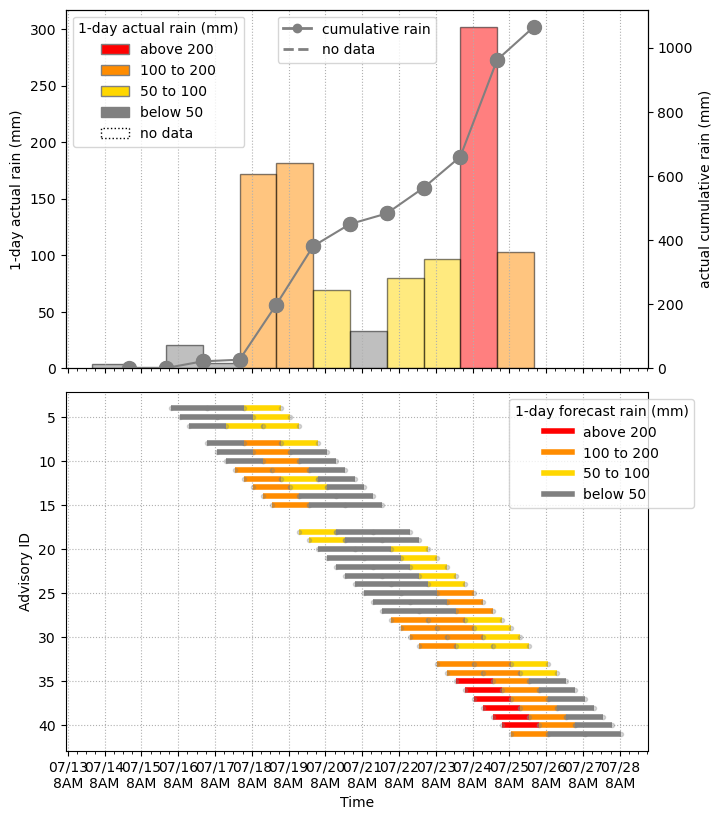
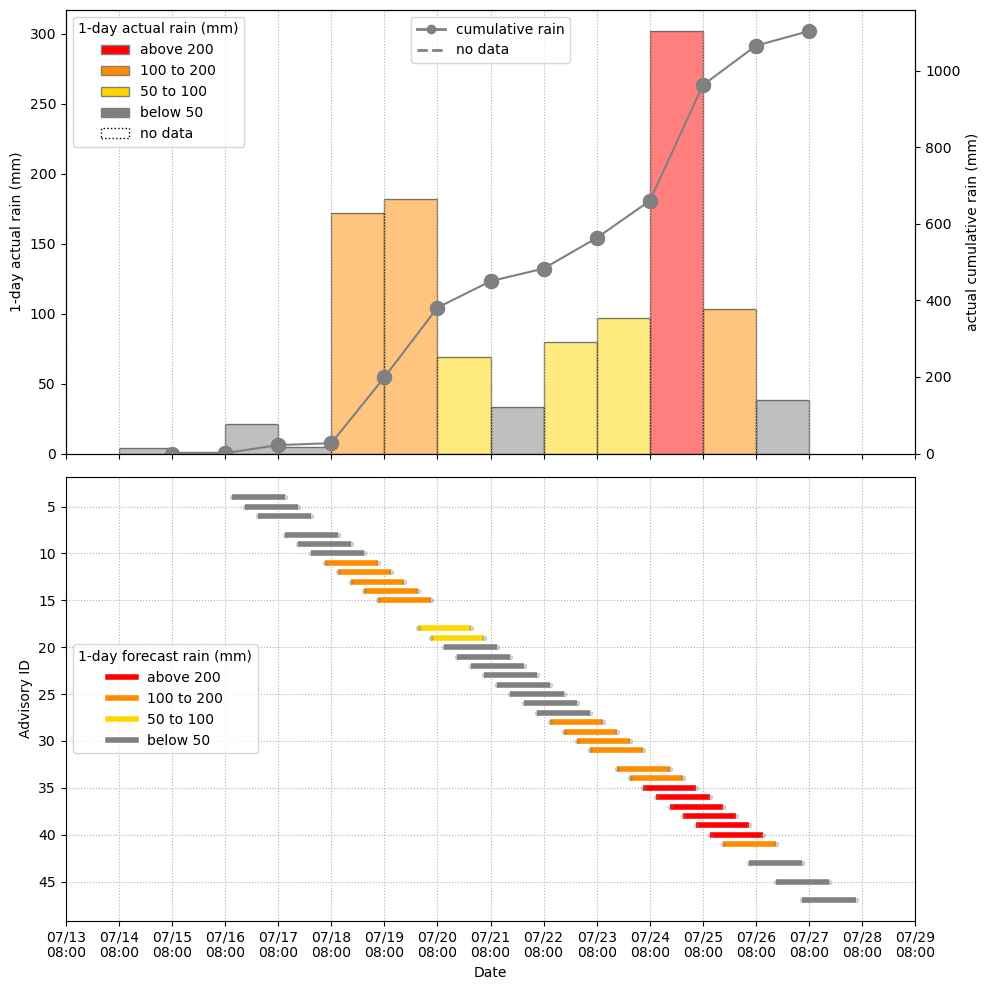
Code edit (unified diff) that turned the first committed figure into the second:
--- before
+++ after
@@ -1,18 +1 @@
-create_hro_analysis('hro-jsons/pagasa-hro-2025-07-15.json',98328,'Baguio City',figsize=(7,8))
-
-
-# wmo_code,actual_area=98324, 'Iba'
-# # wmo_code,actual_area=98233, 'Tuguegarao City'
-# # wmo_code,actual_area=98433, 'Tanay'
-# wmo_code,actual_area=98223,'Laoag City'
-# # wmo_code,actual_area=98325,'Dagupan City'
-# # wmo_code,actual_area=98430,'Science Garden, Quezon City'
-# wmo_code,actual_area=98328,'Baguio City' #wmo code for baguio station
-
-
-# end_str,begin_str=get_date_bounds(deltadays=8)
-# synop_data=download_synop_from_ogimet(begin_str,end_str,wmo_code)
-# synop_data.splitlines()
-# df=parse_synop(synop_data)
-# onedayrain_df=get_one_day_rain(df)
-# plot_oneday_rain(onedayrain_df,ax=None)
+create_hro_analysis('hro-jsons/pagasa-hro-2025-07-15.json',98328,'Baguio City',figsize=(10,10))

Commit: fixed datetime axis alignments